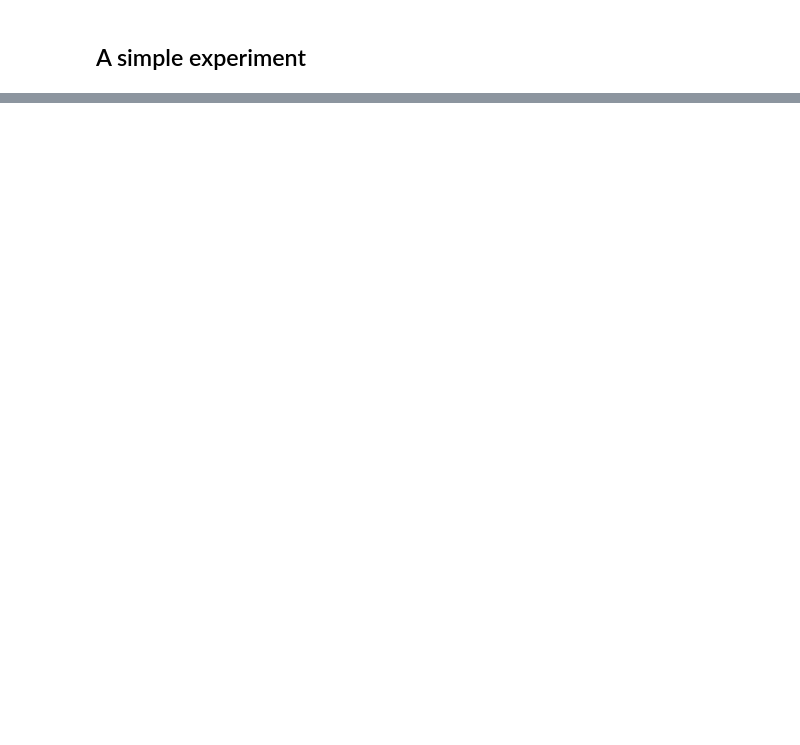
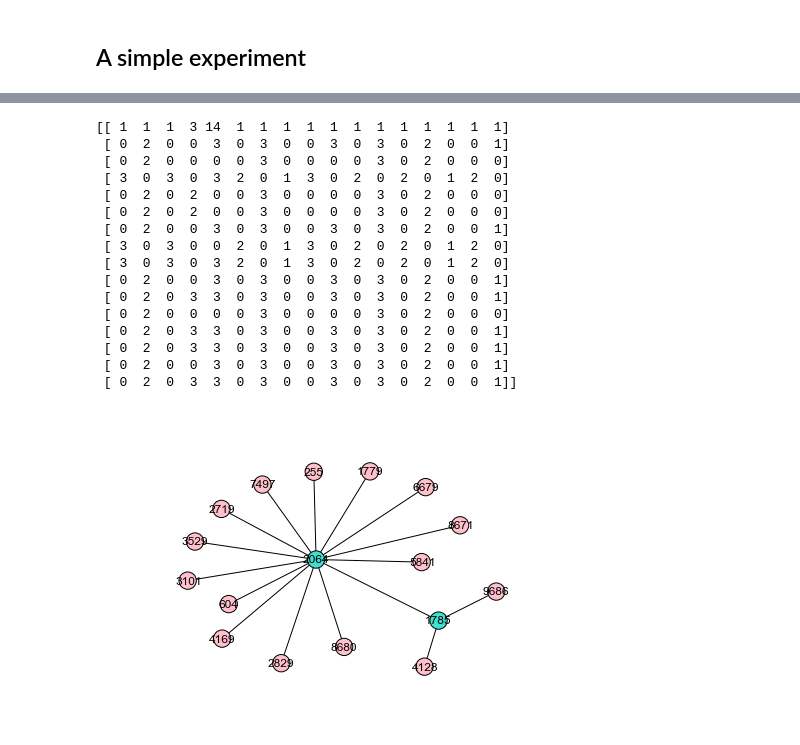
Before and after one commit to Cronjaeger/almost-infinite-sites-recursions, a Jupyter notebook: ipython_notebooks/Computational Experiment -- Recombination vs Recurrence.ipynb, the cells around one changed output, grey strips where cells are left out. Drawn from its saved outputs; the diff is of its cells as text; code cells hidden in the pictures; blank space fills up the shorter version.

```diff
--- a/ipython_notebooks/Computational Experiment -- Recombination vs Recurrence.ipynb
+++ b/ipython_notebooks/Computational Experiment -- Recombination vs Recurrence.ipynb
@@ -178,0 +227,22 @@ largest_connected_component.degree()
+# %%
+np.random.seed(172300006)
+results = simulate_single_graph_and_output_incompatibility_graph(n =15, L = 10000, theta = 50.0, draw_largest_connected_component = True)
+determine_S_of_connected_components(results,with_header=True)
+# %% [output]
+[[ 1  1  1  3 14  1  1  1  1  1  1  1  1  1  1  1  1]
+ [ 0  2  0  0  3  0  3  0  0  3  0  3  0  2  0  0  1]
+ [ 0  2  0  0  0  0  3  0  0  0  0  3  0  2  0  0  0]
+ [ 3  0  3  0  3  2  0  1  3  0  2  0  2  0  1  2  0]
+ [ 0  2  0  2  0  0  3  0  0  0  0  3  0  2  0  0  0]
+ [ 0  2  0  2  0  0  3  0  0  0  0  3  0  2  0  0  0]
+ [ 0  2  0  0  3  0  3  0  0  3  0  3  0  2  0  0  1]
+ [ 3  0  3  0  0  2  0  1  3  0  2  0  2  0  1  2  0]
+ [ 3  0  3  0  3  2  0  1  3  0  2  0  2  0  1  2  0]
+ [ 0  2  0  0  3  0  3  0  0  3  0  3  0  2  0  0  1]
+ [ 0  2  0  3  3  0  3  0  0  3  0  3  0  2  0  0  1]
+ [ 0  2  0  0  0  0  3  0  0  0  0  3  0  2  0  0  0]
+ [ 0  2  0  3  3  0  3  0  0  3  0  3  0  2  0  0  1]
+ [ 0  2  0  3  3  0  3  0  0  3  0  3  0  2  0  0  1]
+ [ 0  2  0  0  3  0  3  0  0  3  0  3  0  2  0  0  1]
+ [ 0  2  0  3  3  0  3  0  0  3  0  3  0  2  0  0  1]]
+[figure, added]
```
Also changed, not shown: parts of 25 cells of this notebook.
